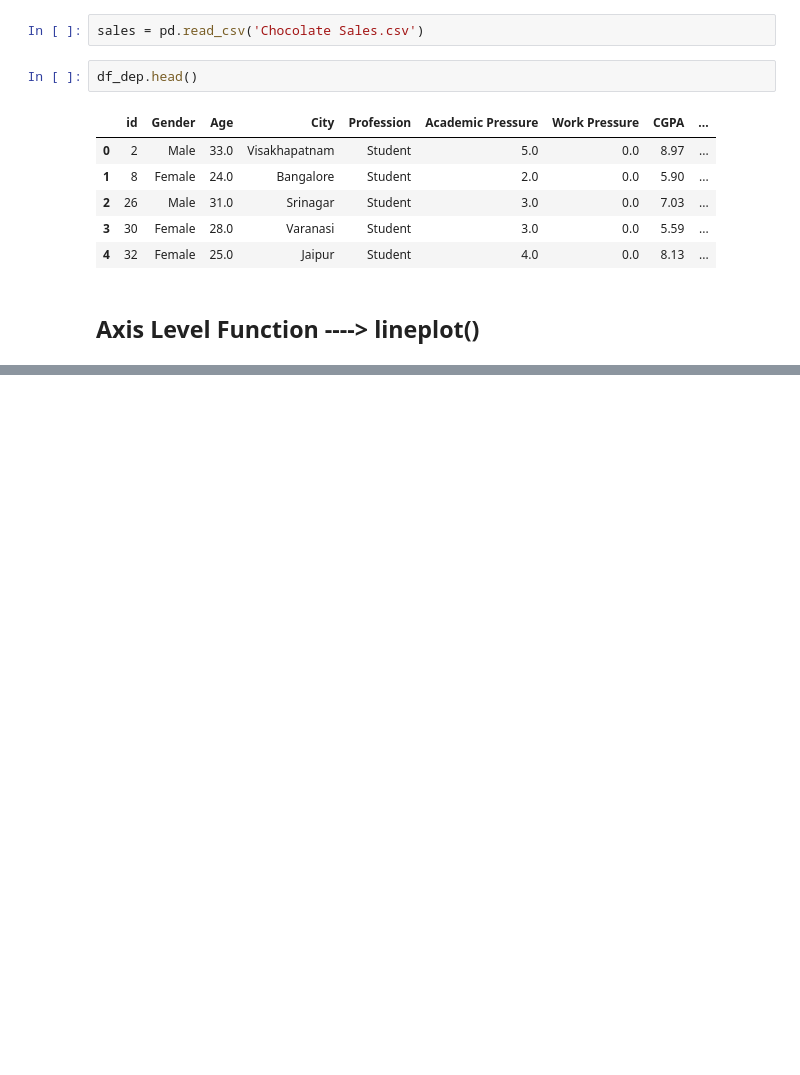
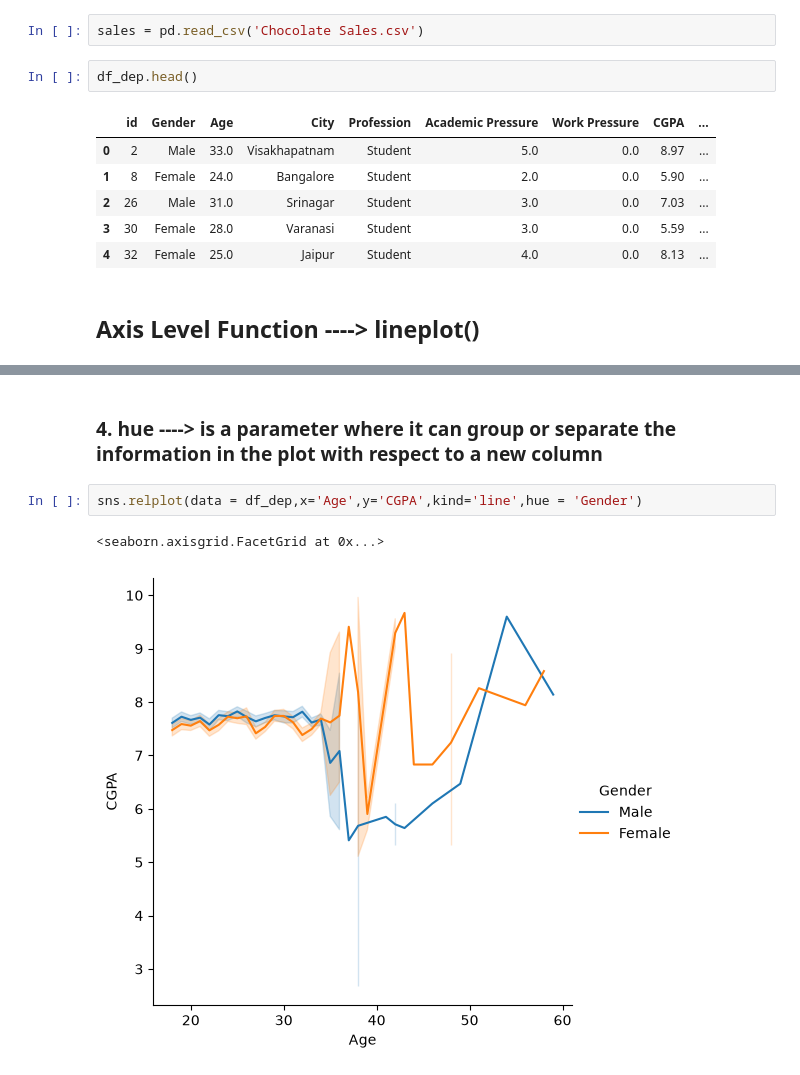
Before and after one commit to saileshchikkam/GEN-Ai, a Jupyter notebook: Machine Learning/Prerequisites/Seaborn/Getting_Started.ipynb, the cells around one changed output, grey strips where cells are left out. Drawn from its saved outputs; the diff is of its cells as text; blank space fills up the shorter version.

```diff
--- a/Machine Learning/Prerequisites/Seaborn/Getting_Started.ipynb
+++ b/Machine Learning/Prerequisites/Seaborn/Getting_Started.ipynb
@@ -89,0 +108,7 @@ sns.lineplot(data = df_dep, x='Age',y='CGPA')
+# %% [markdown]
+### 4. hue ----> is a parameter where it can group or separate the information in the plot with respect to a new column
+# %%
+sns.relplot(data = df_dep,x='Age',y='CGPA',kind='line',hue = 'Gender')
+# %% [output]
+<seaborn.axisgrid.FacetGrid at 0x...>
+[figure, added]
```
Also changed, not shown: parts of 60 cells of this notebook.
